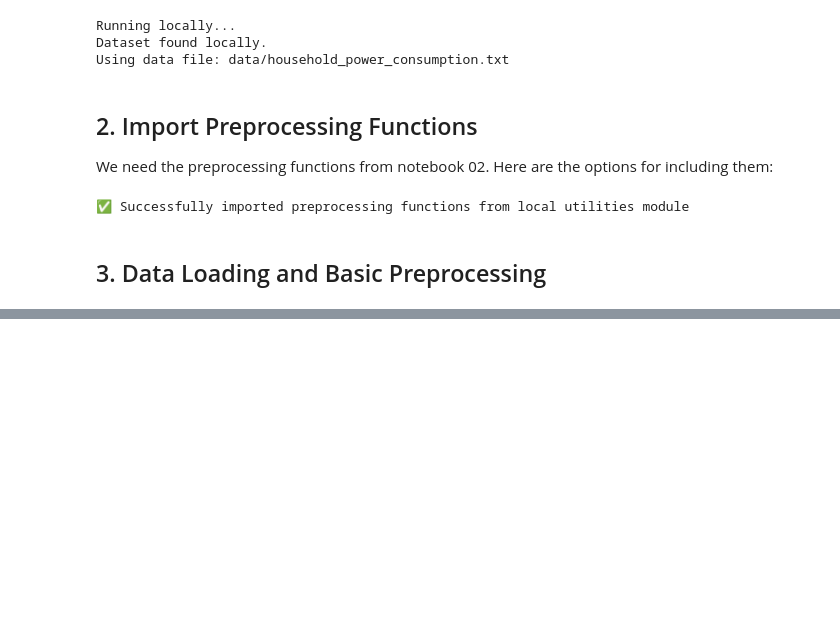
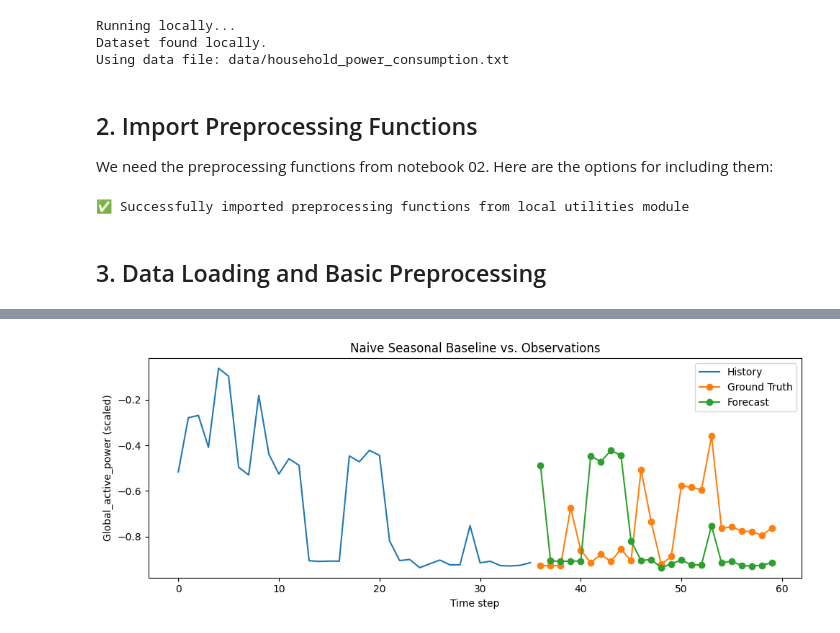
Before and after one commit to giulatona/iecon2025_tutorial, a Jupyter notebook: notebooks/03_forecasting_models.ipynb, the cells around one changed output, grey strips where cells are left out. Saved outputs shown, nothing was run; the diff lists cells and outputs as text; code cells hidden in the pictures; blank space fills up the shorter version.

```diff
--- a/notebooks/03_forecasting_models.ipynb
+++ b/notebooks/03_forecasting_models.ipynb
@@ -180,0 +318,41 @@ Features: 19, Samples: 24,212
+# %%
+def plot_forecast_sample(model, dataset, config, sample_index=0, target_index=0, title=None):
+    """Plot history, ground truth, and model forecast for one sample from the first batch."""
+    inputs, targets = next(iter(dataset))
+    inputs_np = inputs.numpy()
+    targets_np = targets.numpy()
+    preds_np = model.predict(inputs, verbose=0)
+
+    batch_size = inputs_np.shape[0]
+    if sample_index >= batch_size:
+        raise ValueError(f"sample_index {sample_index} out of range for batch size {batch_size}.")
+
+    window_size = config['window_size']
+    forecast_horizon = config['forecast_horizon']
+
+    history_steps = range(window_size)
+    forecast_steps = range(window_size, window_size + forecast_horizon)
+
+    plt.figure(figsize=(10, 4))
+    plt.plot(history_steps, inputs_np[sample_index, :, target_index], label="History")
+    plt.plot(forecast_steps, targets_np[sample_index, :, target_index], label="Ground Truth", marker="o")
+    plt.plot(forecast_steps, preds_np[sample_index, :, target_index], label="Forecast", marker="o")
+    plt.xlabel("Time step")
+    plt.ylabel("Global_active_power (scaled)")
+    if title is None:
+        title = f"Forecast comparison (sample {sample_index})"
+    plt.title(title)
+    plt.legend()
+    plt.tight_layout()
+    plt.show()
+# %%
+plot_forecast_sample(
+    model=naive_seasonal_model,
+    dataset=test_dataset,
+    config=TRAINING_CONFIG,
+    sample_index=0,
+    target_index=used_target_index,
+    title="Naive Seasonal Baseline vs. Observations"
+)
+# %% [output]
+[figure, added]
```
Also changed, not shown: parts of 29 cells of this notebook, 1 other file.
